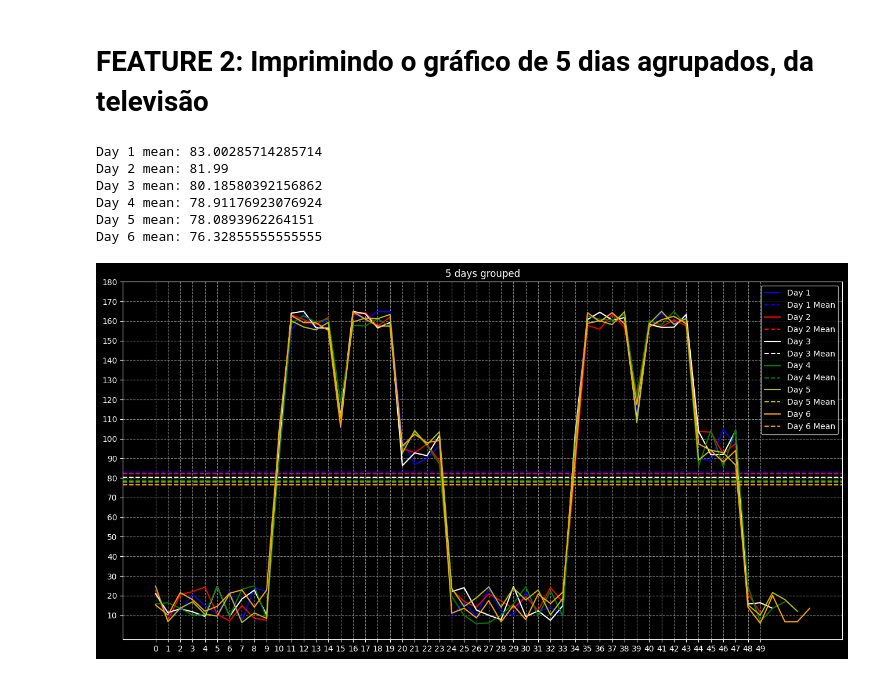
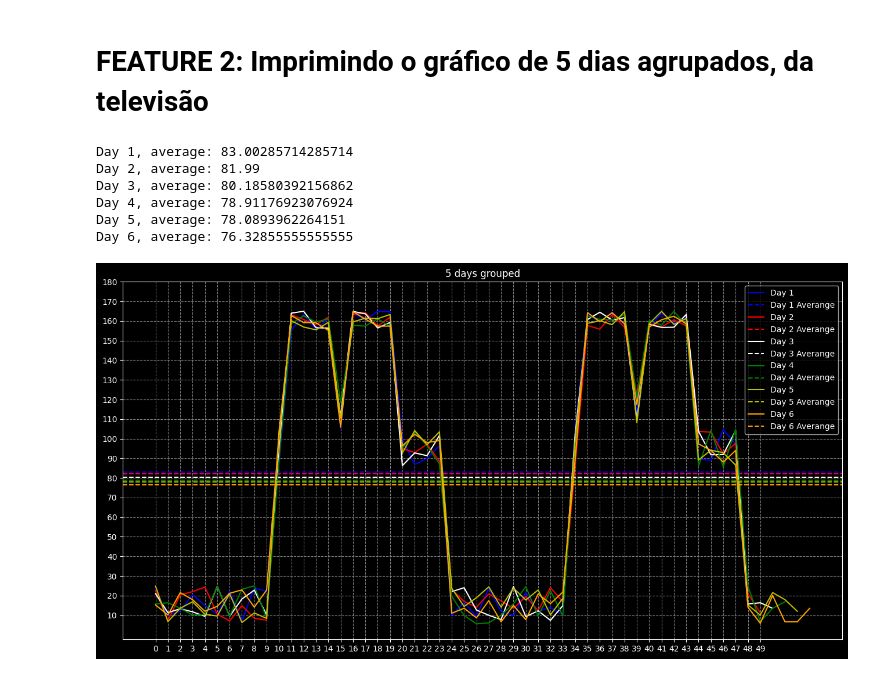
Before and after one commit to PedroLuisDionisioFraga/Power-consumption-prediction-using-LSTM-and-GRU-networks-in-PyTorch, a Jupyter notebook: exploring_trained_models_better.ipynb, the cells around one changed output. Cells and saved outputs as stored; diff of their text form; code cells hidden in the pictures.

```diff
--- a/exploring_trained_models_better.ipynb
+++ b/exploring_trained_models_better.ipynb
@@ -583,6 +606,10 @@ plt.subplot(2, 2, 1)
 # Imprimindo o gráfico
 plt.plot(gru_output_prediction, "-o", color="g", label="GRU Predictions", markersize=2)
 plt.plot(lstm_output_prediction, "-o", color="r", label="LSTM Predictions", markersize=2)
+# Calculando e mostrando o valor da média de consumo real
+day_mean = np.mean(real_consumer)
+print(f"Average consumer that television: {day_mean}")
+plt.axhline(day_mean, color="b", linestyle='dashed', label=f"Average consumer television")
 # Unidade de medida dos eixos
 plt.ylabel("Energy Consumption (Watts)")
 plt.xlabel("Hours")  # Eu, Pedro Luis, criei isso pra por no artigo
@@ -618,35 +646,35 @@ plt.show()
 # %%
 # Definindo a quantidade de horas a serem exibidas
 rangeAbscissaAxis = 49
 # Consumo real
 # Dimensões do gráfico
 plt.figure(figsize=(16, 8))
 
 array_colors = ["b", "r", "w", "g", "y", "orange", "gray", "r", "w", "g", "y", "orange", "gray", "r", "w", "g", "y", "orange", "gray", "r", "w", "g", "y", "orange", "gray", "r", "w", "g", "y", "orange", "gray", "r", "w", "g", "y", "orange", "gray", "r", "w", "g", "y", "orange", "gray", "r", "w", "g", "y", "orange", "gray", "r", "w", "g", "y", "orange", "gray", "r", "w", "g", "y", "orange", "gray", "r", "w", "g", "y", "orange", "gray", "r", "w", "g", "y", "orange", "gray", "r", "w", "g", "y", "orange", "gray", "r", "w", "g", "y", "orange", "gray", "r", "w", "g", "y", "orange", "gray", "r", "w", "g", "y", "orange", "gray", "r", "w", "g", "y", "orange", "gray", "r", "w", "g", "y", "orange", "gray", "r", "w", "g", "y", "orange", "gray", "r", "w", "g", "y", "orange", "gray", "r", "w", "g", "y", "orange", "gray", "r", "w", "g", "y", "orange", "gray", "r", "w", "g", "y", "orange", "gray", "r", "w", "g", "y", "orange", "gray", "r", "w", "g", "y", "orange", "gray", "r", "w", "g", "y", "orange", "gray", "r", "w", "g", "y", "orange", "gray"]
 
 num_days = 6
 # Imprimindo o gráfico
 for i in range(0,  num_days):
   actual_range = targets[1][(rangeAbscissaAxis * i) - i : rangeAbscissaAxis * (i + 1)]
   plt.plot(actual_range, color=array_colors[i], label=f"Day {i + 1}")
   day_mean = np.mean(actual_range)
-  print(f"Day {i + 1} mean: {day_mean}")
-  plt.axhline(day_mean, color=array_colors[i], linestyle='dashed', label=f"Day {i + 1} Mean")
+  print(f"Day {i + 1}, average: {day_mean}")
+  plt.axhline(day_mean, color=array_colors[i], linestyle='dashed', label=f"Day {i + 1} Averange")
 
 # Dimensões dos eixos
 plt.yticks(np.arange(10, 180 + 1, 10))
 plt.xticks(np.arange(0, rangeAbscissaAxis + 1, 1))
 # Layout do gráfico
 plt.title(f"5 days grouped")
 plt.grid(True, color='gray', linestyle='dashed', linewidth=0.8)
 # Legendando e imprimindo o gráfico
 plt.legend()
 plt.show()
 # %% [output]
-Day 1 mean: 83.00285714285714
-Day 2 mean: 81.99
-Day 3 mean: 80.18580392156862
-Day 4 mean: 78.91176923076924
-Day 5 mean: 78.0893962264151
-Day 6 mean: 76.32855555555555
+Day 1, average: 83.00285714285714
+Day 2, average: 81.99
+Day 3, average: 80.18580392156862
+Day 4, average: 78.91176923076924
+Day 5, average: 78.0893962264151
+Day 6, average: 76.32855555555555
-[figure, old version]
+[figure, new version]
```
Also changed, not shown: parts of 8 cells of this notebook.
